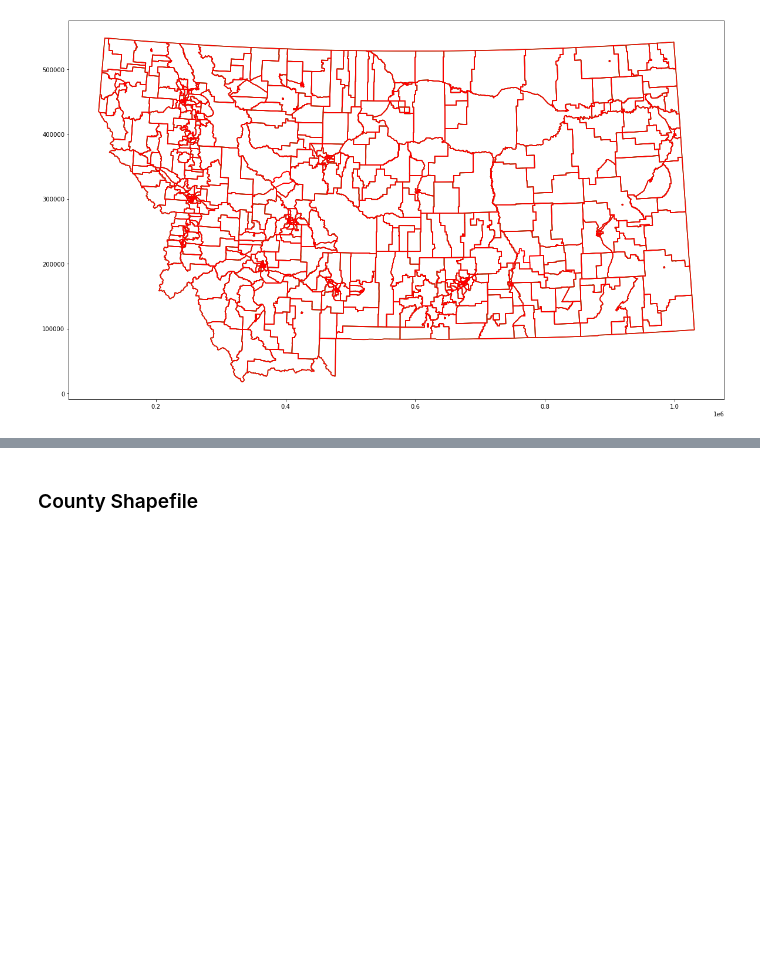
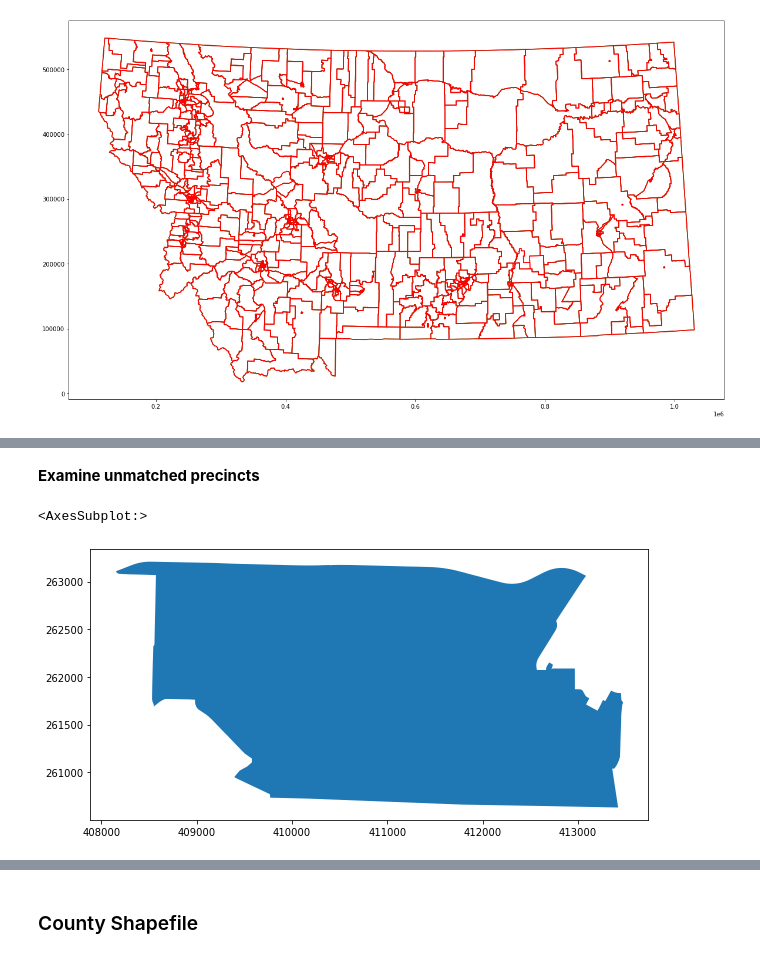
Before and after one commit to nonpartisan-redistricting-datahub/pdv-mt, a Jupyter notebook: vest-mt-2018/vest-mt-2018-validation.ipynb, the cells around one changed output, grey strips where cells are left out. Drawn from its saved outputs; the diff is of its cells as text; code cells hidden in the pictures; blank space fills up the shorter version.

```diff
--- a/vest-mt-2018/vest-mt-2018-validation.ipynb
+++ b/vest-mt-2018/vest-mt-2018-validation.ipynb
@@ -451,7 +436,7 @@ Navigate to "Download Data", select "MontanaVotingPrecincts_shp.zip".
 
 Confirming whether this file is the same as the TIGER/Line file.
 # %%
-mt_shp = gp.read_file('./raw-from-source/SOS/MontanaVotingPrecincts_shp/VotingPrecincts.shp')
+mt_shp = gp.read_file('./raw-from-source/MT_SOS/MontanaVotingPrecincts_shp/VotingPrecincts.shp')
 # %%
 mt_shp.head(1)
 # %% [output]
@@ -480,0 +477,4 @@ Leaving it to the person assigned to this state to determine which file to use,
+# %%
+#Add a join column to the source shapefile
+mt_shp["join_col"]=mt_shp['COUNTYFP10']+mt_shp['NAME']
+mt_shp
@@ -480,0 +536,3 @@ Leaving it to the person assigned to this state to determine which file to use,
+# %%
+source_vest_shp_dict = {'053CITY OF TROY':'053TROY COMBINED','0899-Dixon-HD14':'0899-DIXON-HD14','057VIRGINIA CITY':'057VIRGINIA CITY - WARD 1','057ALDER':'057ALDER - WARD 2','013P22B.':'013P22B','057HARRISON':'057HARRISON - WARD 2','047PAB 1_HD93':'047PAB 1 HD93','047PAB 2_HD15':'047PAB 2 HD15','057JEFF ISLAND':'057JEFFERSON ISLAND - WARD 1'}
+mt_shp["join_col"]=mt_shp["join_col"].map(source_vest_shp_dict).fillna(mt_shp["join_col"])
@@ -480,0 +581,7 @@ Leaving it to the person assigned to this state to determine which file to use,
+# %% [markdown]
+**Examine unmatched precincts**
+# %%
+mt_shp[mt_shp['join_col'] =='049PCT 16'].plot(figsize=(10,10))
+# %% [output]
+<AxesSubplot:>
+[figure, added]
```
Also changed, not shown: parts of 47 cells of this notebook.
